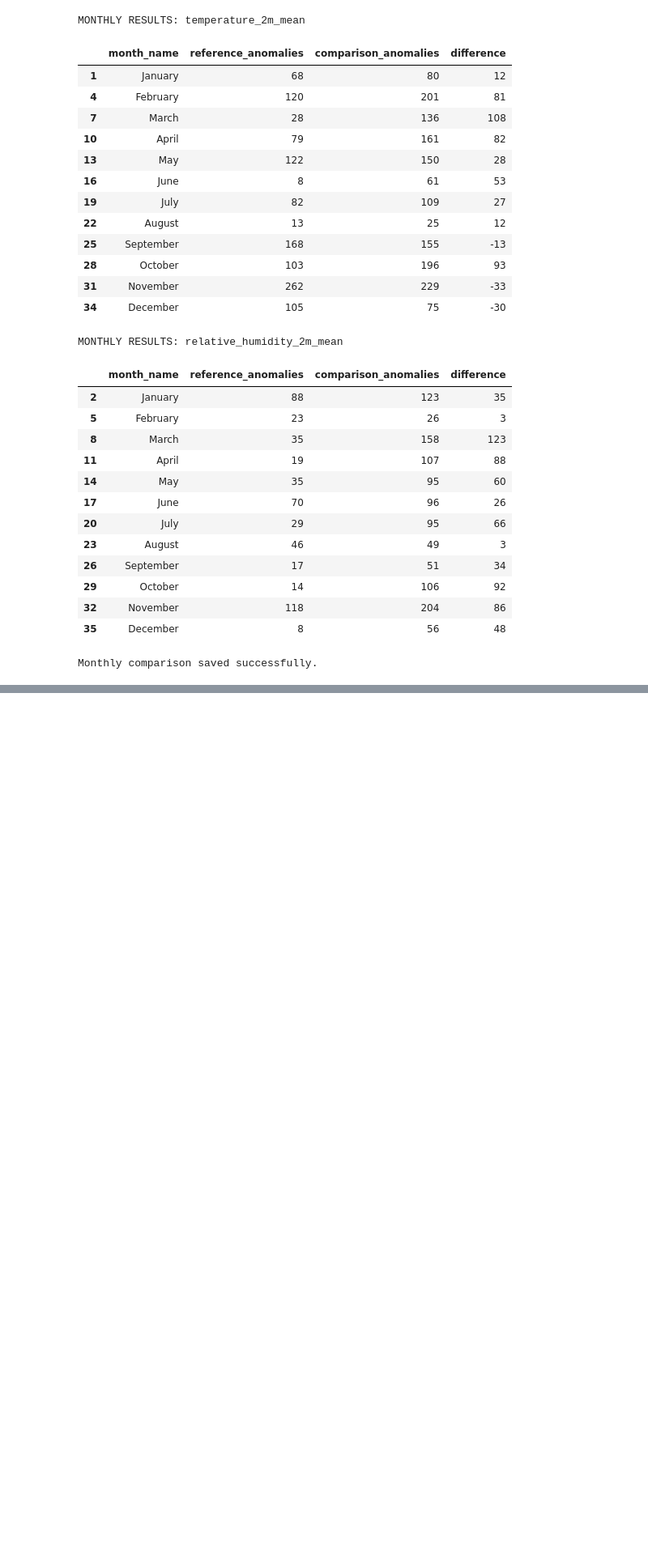
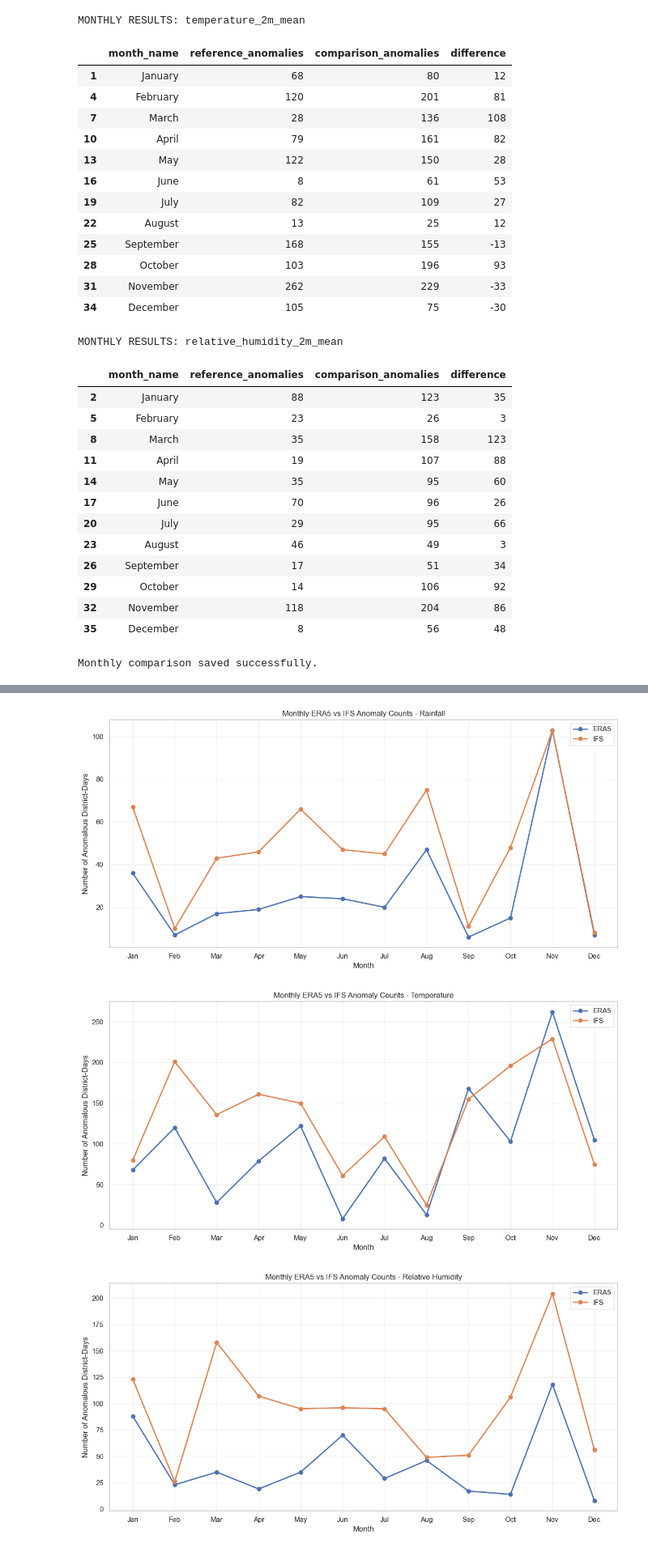
Before and after one commit to PHGNKavindya/RiskWeave, a Jupyter notebook: notebooks/18_ifs_anomaly_evaluation_analysis.ipynb, the cells around one changed output, grey strips where cells are left out. Shown at 81% size. Saved outputs shown, nothing was run; the diff lists cells and outputs as text; code cells hidden in the pictures; blank space fills up the shorter version.

```diff
--- a/notebooks/18_ifs_anomaly_evaluation_analysis.ipynb
+++ b/notebooks/18_ifs_anomaly_evaluation_analysis.ipynb
@@ -629,3 +629,80 @@ MONTHLY RESULTS: relative_humidity_2m_mean
 | 32 | November | 118 | 204 | 86 |
 | 35 | December | 8 | 56 | 48 |
 Monthly comparison saved successfully.
+# %%
+# ==================================================
+# CELL 8: MONTHLY ANOMALY VISUALIZATION
+# ==================================================
+
+print("=" * 65)
+print("MONTHLY ANOMALY VISUALIZATION")
+print("=" * 65)
+
+variable_names = {
+    "precipitation_sum": "Rainfall",
+    "temperature_2m_mean": "Temperature",
+    "relative_humidity_2m_mean": "Relative Humidity"
+}
+
+month_order = list(range(1, 13))
+
+for variable, display_name in variable_names.items():
+
+    plot_df = monthly_comparison[
+        monthly_comparison["variable"] == variable
+    ].copy()
+
+    plot_df = plot_df.sort_values("month")
+
+    plt.figure(figsize=(12, 6))
+
+    plt.plot(
+        plot_df["month"],
+        plot_df["reference_anomalies"],
+        marker="o",
+        linewidth=2,
+        label="ERA5"
+    )
+
+    plt.plot(
+        plot_df["month"],
+        plot_df["comparison_anomalies"],
+        marker="o",
+        linewidth=2,
+        label="IFS"
+    )
+
+    plt.title(
+        f"Monthly ERA5 vs IFS Anomaly Counts - {display_name}"
+    )
+
+    plt.xlabel("Month")
+    plt.ylabel("Number of Anomalous District-Days")
+
+    plt.xticks(
+        month_order,
+        [
+            "Jan", "Feb", "Mar", "Apr",
+            "May", "Jun", "Jul", "Aug",
+            "Sep", "Oct", "Nov", "Dec"
+        ]
+    )
+
+    plt.legend()
+    plt.grid(True, alpha=0.3)
+
+    plt.tight_layout()
+
+    filename = f"monthly_anomaly_comparison_{variable}.png"
+
+    plt.savefig(
+        REPORT_DIR / filename,
+        dpi=300,
+        bbox_inches="tight"
+    )
+
+    plt.show()
+    plt.close()
+
+print("\nAll monthly comparison charts saved successfully.")
+# %% [output]
@@ -631,0 +712,3 @@ Monthly comparison saved successfully.
+[figure, added]
+[figure, added]
+[figure, added]
```
Also changed, not shown: parts of 2 cells of this notebook, 5 other files.
